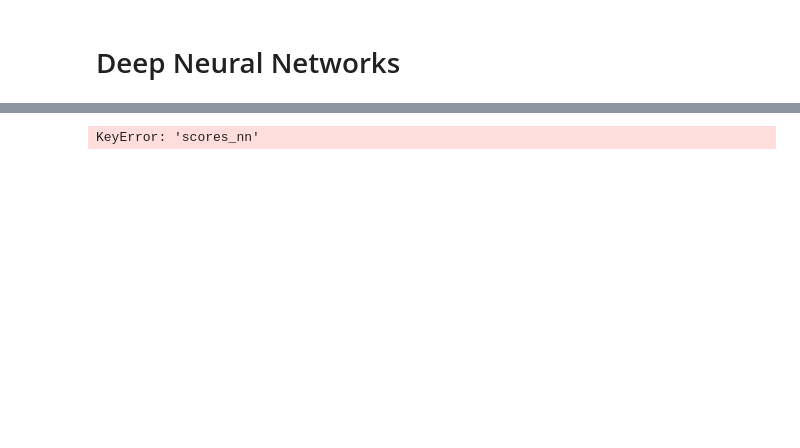
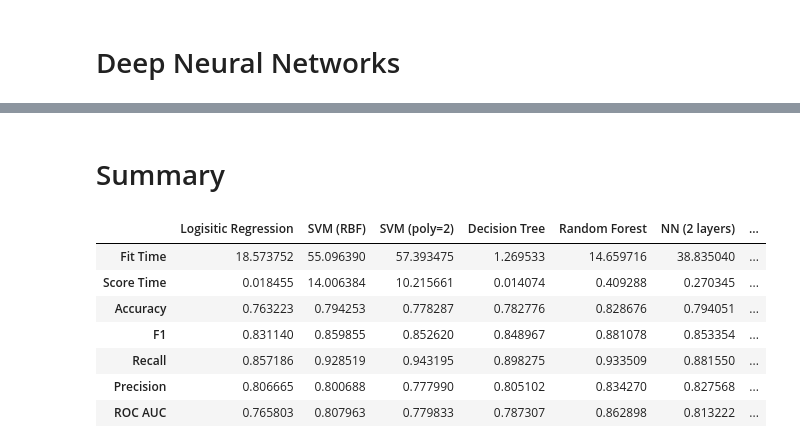
Before and after one commit to ijyrem/Identification-of-Leukemic-Cells-Using-Machine-Learning-Classification-Algorithms, a Jupyter notebook: project.ipynb, the cells around one changed output, grey strips where cells are left out. Saved outputs shown, nothing was run; the diff lists cells and outputs as text; code cells hidden in the pictures; blank space fills up the shorter version.

```diff
--- a/project.ipynb
+++ b/project.ipynb
@@ -739,14 +739,28 @@ plt.show()
+# %% [markdown]
+# Summary
 # %%
+import pandas as pd
 import numpy as np
 final_scores = {}
-scores = ['scores_log', 'scores_rbf', 'scores_poly', 'scores_tree', 'scores_forest', 'scores_nn', 'scores_dnn']
+scores = ['scores_log', 'scores_rbf', 'scores_poly', 'scores_tree', 'scores_forest', 'scores_nn_clf', 'scores_dnn_clf']
 metrics = ['fit_time', 'score_time', 'test_accuracy', 'test_f1', 'test_recall', 'test_precision', 'test_roc_auc']
 for i in scores:
     final_scores[i] = []
     for j in metrics:
-        val = globals()[i][j]
+        val = np.mean(globals()[i][j])
         final_scores[i].append(val)
 
-final_scores
+summary = pd.DataFrame(final_scores)
+summary.columns = ['Logisitic Regression', 'SVM (RBF)', 'SVM (poly=2)', 'Decision Tree', 'Random Forest', 'NN (2 layers)', 'NN (5 layers)']
+metrics = metrics = ['fit_time', 'score_time', 'test_accuracy', 'test_f1', 'test_recall', 'test_precision', 'test_roc_auc']
+summary.index = ['Fit Time', 'Score Time', 'Accuracy', 'F1', 'Recall', 'Precision', 'ROC AUC']
+summary
 # %% [output]
-KeyError: 'scores_nn'
+|  | Logisitic Regression | SVM (RBF) | SVM (poly=2) | Decision Tree | Random Forest | NN (2 layers) | ... |
+| Fit Time | 18.573752 | 55.096390 | 57.393475 | 1.269533 | 14.659716 | 38.835040 | ... |
+| Score Time | 0.018455 | 14.006384 | 10.215661 | 0.014074 | 0.409288 | 0.270345 | ... |
+| Accuracy | 0.763223 | 0.794253 | 0.778287 | 0.782776 | 0.828676 | 0.794051 | ... |
+| F1 | 0.831140 | 0.859855 | 0.852620 | 0.848967 | 0.881078 | 0.853354 | ... |
+| Recall | 0.857186 | 0.928519 | 0.943195 | 0.898275 | 0.933509 | 0.881550 | ... |
+| Precision | 0.806665 | 0.800688 | 0.777990 | 0.805102 | 0.834270 | 0.827568 | ... |
+| ROC AUC | 0.765803 | 0.807963 | 0.779833 | 0.787307 | 0.862898 | 0.813222 | ... |
```
Also changed, not shown: parts of 30 cells of this notebook.
